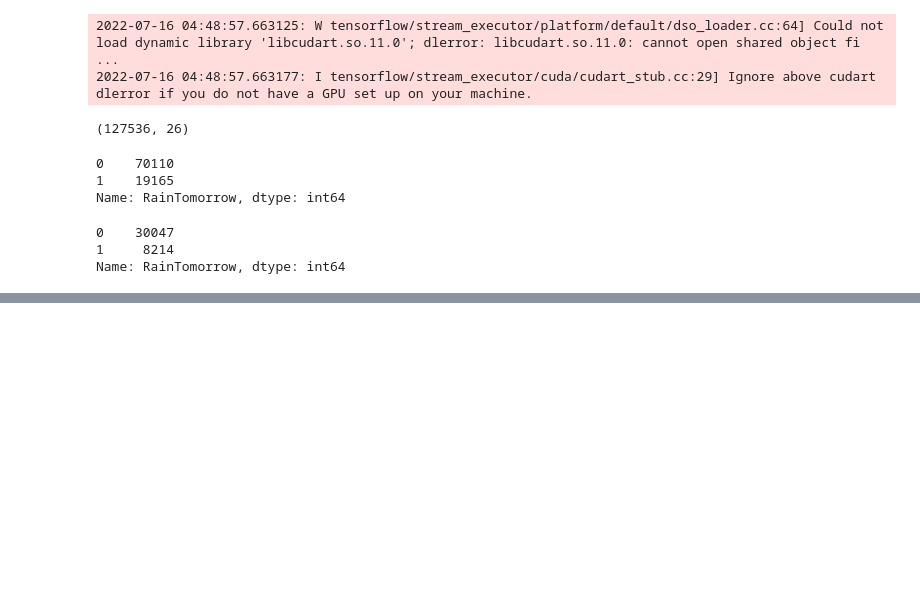
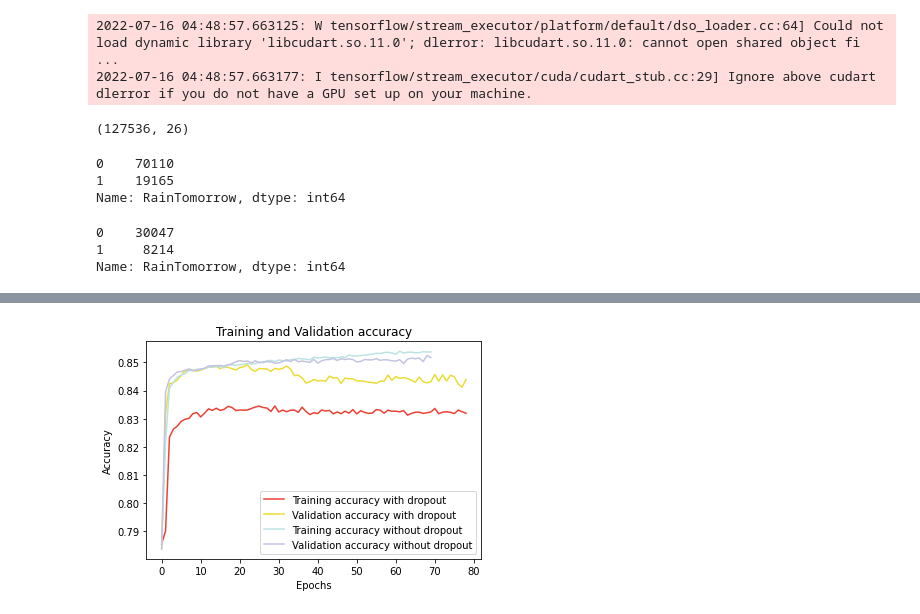
Before and after one commit to trinhhungfischer/ml-intro-project, a Jupyter notebook: rain-prediction-ann.ipynb, the cells around one changed output, grey strips where cells are left out. Cells and saved outputs as stored; diff of their text form; code cells hidden in the pictures; blank space fills up the shorter version.

```diff
--- a/rain-prediction-ann.ipynb
+++ b/rain-prediction-ann.ipynb
@@ -89,0 +127,17 @@ print(classification_report(y_test, y_pred))
+# %%
+# Initialising the new NN without
+model = Sequential()
+
+model.add(Dense(units = 32, kernel_initializer = 'uniform', activation = 'relu', input_dim = 26))
+model.add(Dense(units = 32, kernel_initializer = 'uniform', activation = 'relu'))
+model.add(Dense(units = 16, kernel_initializer = 'uniform', activation = 'relu'))
+model.add(Dense(units = 8, kernel_initializer = 'uniform', activation = 'relu'))
+model.add(Dense(units = 1, kernel_initializer = 'uniform', activation = 'sigmoid'))
+
+
+# Compiling the ANN
+opt = Adam(learning_rate=0.00009)
+model.compile(optimizer = opt, loss = 'binary_crossentropy', metrics = ['accuracy'])
+
+# Train the ANN
+history_no_dropout = model.fit(X_train, y_train, batch_size = 32, epochs = 150, callbacks=[early_stopping], validation_split=0.2)
@@ -89,0 +162,15 @@ print(classification_report(y_test, y_pred))
+# %%
+history_df_2 = pd.DataFrame(history_no_dropout.history)
+
+plt.plot(history_df.loc[:, ['accuracy']], "#EB4034", label='Training accuracy with dropout')
+plt.plot(history_df.loc[:, ['val_accuracy']], "#EBDC34", label='Validation accuracy with dropout')
+plt.plot(history_df_2.loc[:, ['accuracy']], "#BDE2E2", label='Training accuracy without dropout')
+plt.plot(history_df_2.loc[:, ['val_accuracy']], "#C2C4E2", label='Validation accuracy without dropout')
+
+plt.title('Training and Validation accuracy')
+plt.xlabel('Epochs')
+plt.ylabel('Accuracy')
+plt.legend()
+plt.show()
+# %% [output]
+[figure, added]
```
Also changed, not shown: parts of 14 cells of this notebook, 1 other file.
